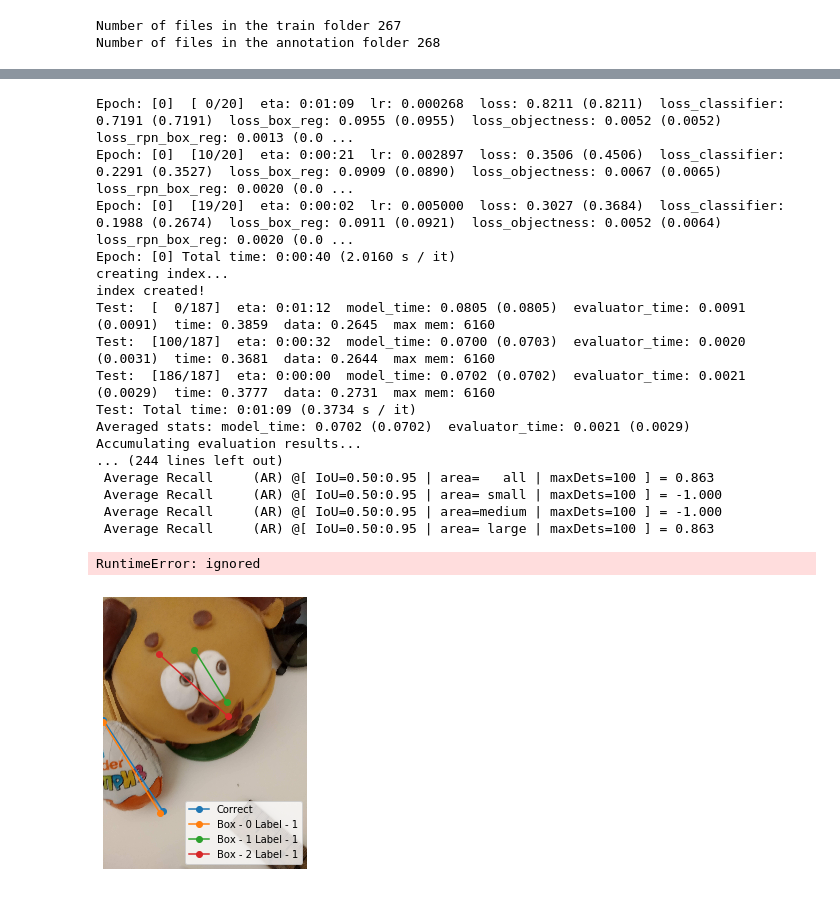
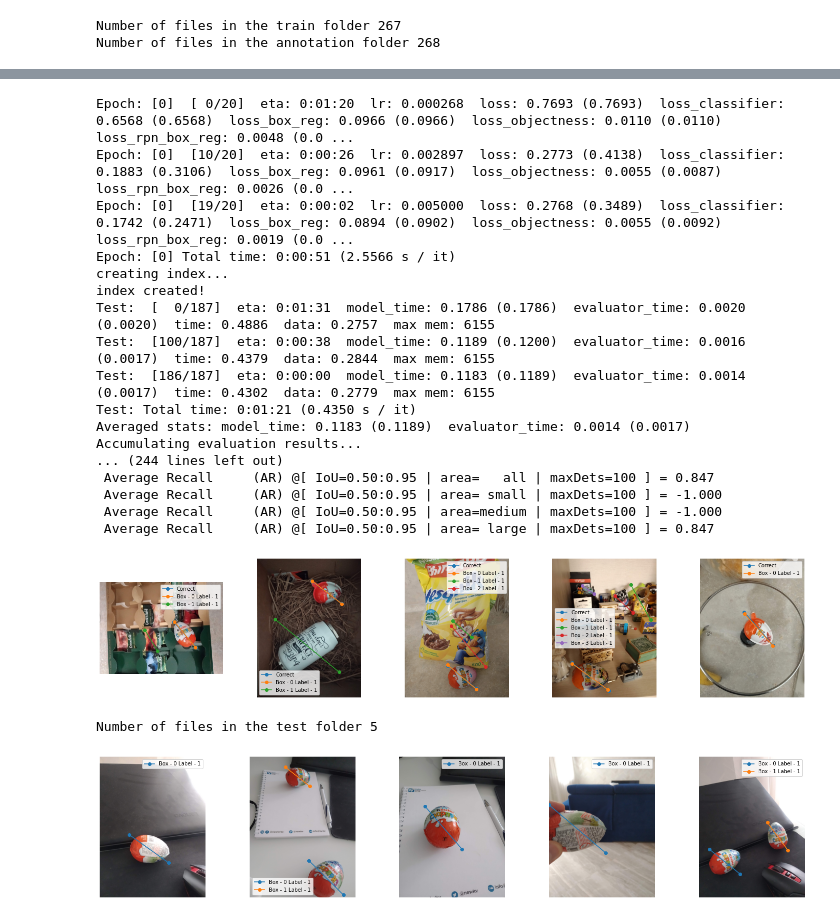
Before and after one commit to sisipun/ComputerVision, a Jupyter notebook: kinder/KinderDetection.ipynb, the cells around one changed output, grey strips where cells are left out. Saved outputs shown, nothing was run; the diff lists cells and outputs as text; code cells hidden in the pictures.

Commit message:
Test kinder detection model

```diff
--- a/kinder/KinderDetection.ipynb
+++ b/kinder/KinderDetection.ipynb
@@ -152,6 +157,7 @@ tfs = transforms.Compose([
                        ])
 
 num_classes = 2
+batch_size = 4
 
 dataset = KinderDetectionDataset(train_folder, annotation_folder, transform=tfs)
 orig_dataset = KinderDetectionDataset(train_folder, annotation_folder)
@@ -168,7 +174,7 @@ train_indices, val_indices = indices[:split], indices[split:]
 train_sampler = torch.utils.data.sampler.SubsetRandomSampler(train_indices)
 val_sampler = torch.utils.data.sampler.SubsetRandomSampler(val_indices)
 
-train_loader = torch.utils.data.DataLoader(dataset, batch_size=4,
+train_loader = torch.utils.data.DataLoader(dataset, batch_size=batch_size,
                                            sampler=train_sampler, collate_fn=utils.collate_fn)
 val_loader = torch.utils.data.DataLoader(dataset, batch_size=1,
                                          sampler=val_sampler, collate_fn=utils.collate_fn)
@@ -197,26 +203,25 @@ for epoch in range(num_epochs):
   lr_scheduler.step()
   evaluate(model, val_loader, device=device)
 # %% [output]
-Epoch: [0]  [ 0/20]  eta: 0:01:09  lr: 0.000268  loss: 0.8211 (0.8211)  loss_classifier: 0.7191 (0.7191)  loss_box_reg: 0.0955 (0.0955)  loss_objectness: 0.0052 (0.0052)  loss_rpn_box_reg: 0.0013 (0.0 ...
-Epoch: [0]  [10/20]  eta: 0:00:21  lr: 0.002897  loss: 0.3506 (0.4506)  loss_classifier: 0.2291 (0.3527)  loss_box_reg: 0.0909 (0.0890)  loss_objectness: 0.0067 (0.0065)  loss_rpn_box_reg: 0.0020 (0.0 ...
-Epoch: [0]  [19/20]  eta: 0:00:02  lr: 0.005000  loss: 0.3027 (0.3684)  loss_classifier: 0.1988 (0.2674)  loss_box_reg: 0.0911 (0.0921)  loss_objectness: 0.0052 (0.0064)  loss_rpn_box_reg: 0.0020 (0.0 ...
-Epoch: [0] Total time: 0:00:40 (2.0160 s / it)
+Epoch: [0]  [ 0/20]  eta: 0:01:20  lr: 0.000268  loss: 0.7693 (0.7693)  loss_classifier: 0.6568 (0.6568)  loss_box_reg: 0.0966 (0.0966)  loss_objectness: 0.0110 (0.0110)  loss_rpn_box_reg: 0.0048 (0.0 ...
+Epoch: [0]  [10/20]  eta: 0:00:26  lr: 0.002897  loss: 0.2773 (0.4138)  loss_classifier: 0.1883 (0.3106)  loss_box_reg: 0.0961 (0.0917)  loss_objectness: 0.0055 (0.0087)  loss_rpn_box_reg: 0.0026 (0.0 ...
+Epoch: [0]  [19/20]  eta: 0:00:02  lr: 0.005000  loss: 0.2768 (0.3489)  loss_classifier: 0.1742 (0.2471)  loss_box_reg: 0.0894 (0.0902)  loss_objectness: 0.0055 (0.0092)  loss_rpn_box_reg: 0.0019 (0.0 ...
+Epoch: [0] Total time: 0:00:51 (2.5566 s / it)
 creating index...
 index created!
-Test:  [  0/187]  eta: 0:01:12  model_time: 0.0805 (0.0805)  evaluator_time: 0.0091 (0.0091)  time: 0.3859  data: 0.2645  max mem: 6160
-Test:  [100/187]  eta: 0:00:32  model_time: 0.0700 (0.0703)  evaluator_time: 0.0020 (0.0031)  time: 0.3681  data: 0.2644  max mem: 6160
-Test:  [186/187]  eta: 0:00:00  model_time: 0.0702 (0.0702)  evaluator_time: 0.0021 (0.0029)  time: 0.3777  data: 0.2731  max mem: 6160
-Test: Total time: 0:01:09 (0.3734 s / it)
-Averaged stats: model_time: 0.0702 (0.0702)  evaluator_time: 0.0021 (0.0029)
+Test:  [  0/187]  eta: 0:01:31  model_time: 0.1786 (0.1786)  evaluator_time: 0.0020 (0.0020)  time: 0.4886  data: 0.2757  max mem: 6155
+Test:  [100/187]  eta: 0:00:38  model_time: 0.1189 (0.1200)  evaluator_time: 0.0016 (0.0017)  time: 0.4379  data: 0.2844  max mem: 6155
+Test:  [186/187]  eta: 0:00:00  model_time: 0.1183 (0.1189)  evaluator_time: 0.0014 (0.0017)  time: 0.4302  data: 0.2779  max mem: 6155
+Test: Total time: 0:01:21 (0.4350 s / it)
+Averaged stats: model_time: 0.1183 (0.1189)  evaluator_time: 0.0014 (0.0017)
 Accumulating evaluation results...
 ... (244 lines left out)
- Average Recall     (AR) @[ IoU=0.50:0.95 | area=   all | maxDets=100 ] = 0.863
+ Average Recall     (AR) @[ IoU=0.50:0.95 | area=   all | maxDets=100 ] = 0.847
  Average Recall     (AR) @[ IoU=0.50:0.95 | area= small | maxDets=100 ] = -1.000
  Average Recall     (AR) @[ IoU=0.50:0.95 | area=medium | maxDets=100 ] = -1.000
- Average Recall     (AR) @[ IoU=0.50:0.95 | area= large | maxDets=100 ] = 0.863
+ Average Recall     (AR) @[ IoU=0.50:0.95 | area= large | maxDets=100 ] = 0.847
 # %%
-
-
+model.eval()
 count = 5
 plt.figure(figsize=(count * 5,5))
 for i_step, (images, targets) in enumerate(val_loader):
@@ -224,32 +229,37 @@ for i_step, (images, targets) in enumerate(val_loader):
     break
 
   val_image = list(image.to(device) for image in images)
   prediction = model(val_image)[0]
 
   image_id = int(targets[0]['image_id'])
   image, target = orig_dataset[image_id]
 
   boxes = target['boxes']
   predict_boxes = prediction['boxes']
   predict_labels = prediction['labels']
 
   plt.subplot(1, count, i_step + 1)
   plt.imshow(image)
 
   for box in boxes:
     x = [box[0], box[2]]
     y = [box[1], box[3]]
     plt.plot(x, y, marker = 'o', label='Correct')
   for i, box in enumerate(predict_boxes):
     x = [box[0], box[2]]
     y = [box[1], box[3]]
     predict_label = int(predict_labels[i])
     view_label = 'Box - %d Label - %d' % (i, predict_label)
     plt.plot(x, y, marker = 'o', label=view_label)
 
   plt.grid(False)
   plt.axis('off')
   plt.legend()
 # %% [output]
-RuntimeError: ignored
-[figure, old version]
+[figure, new version]
+# %%
+!unzip -q 'drive/My Drive/data/test_data.zip'
+test_folder = 'test_data/'
+print('Number of files in the test folder', len(listdir(test_folder)))
+# %% [output]
+Number of files in the test folder 5
@@ -255,0 +299,26 @@ RuntimeError: ignored
+# %%
+model.eval()
+count = len(listdir(test_folder))
+plt.figure(figsize=(count * 5,5))
+for i, images in enumerate(test_loader):
+  test_image = list(image.to(device) for image in images)
+  prediction = model(test_image)[0]
+
+  predict_boxes = prediction['boxes']
+  predict_labels = prediction['labels']
+
+  plt.subplot(1, count, i + 1)
+  plt.imshow(orig_test_dataset[i])
+
+  for j, box in enumerate(predict_boxes):
+    x = [box[0], box[2]]
+    y = [box[1], box[3]]
+    predict_label = int(predict_labels[j])
+    view_label = 'Box - %d Label - %d' % (j, predict_label)
+    plt.plot(x, y, marker = 'o', label=view_label)
+
+  plt.grid(False)
+  plt.axis('off')
+  plt.legend()
+# %% [output]
+[figure, added]
```
Also changed, not shown: parts of 4 cells of this notebook, 5 other files.
